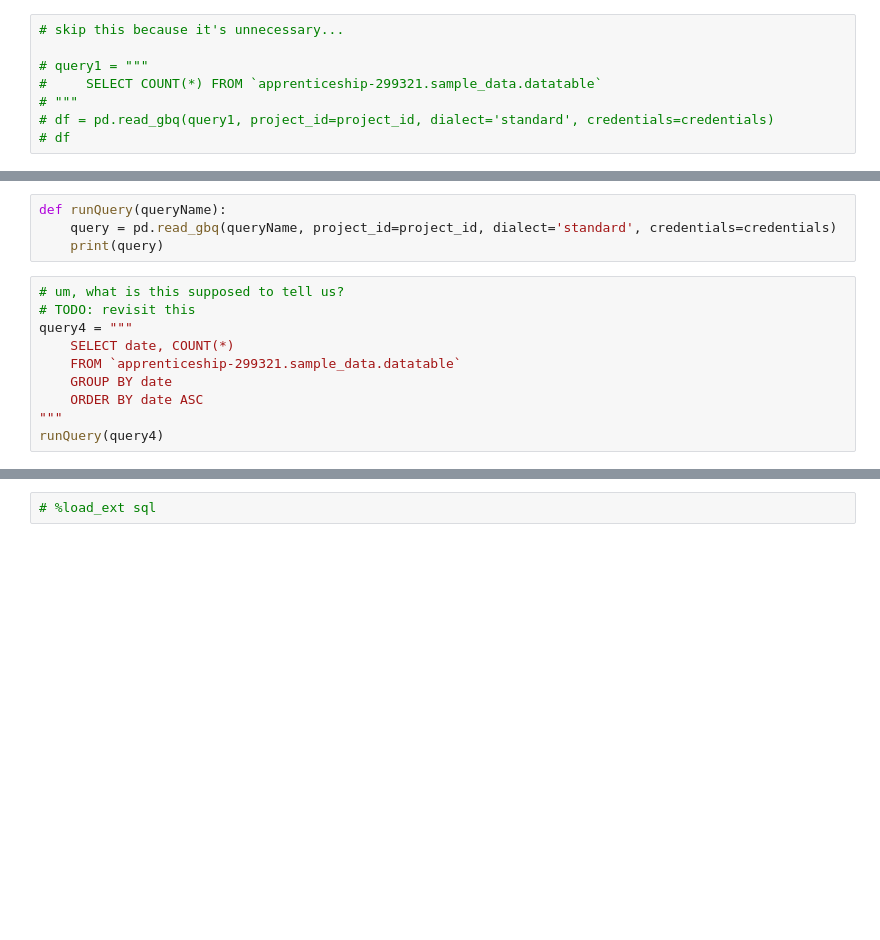
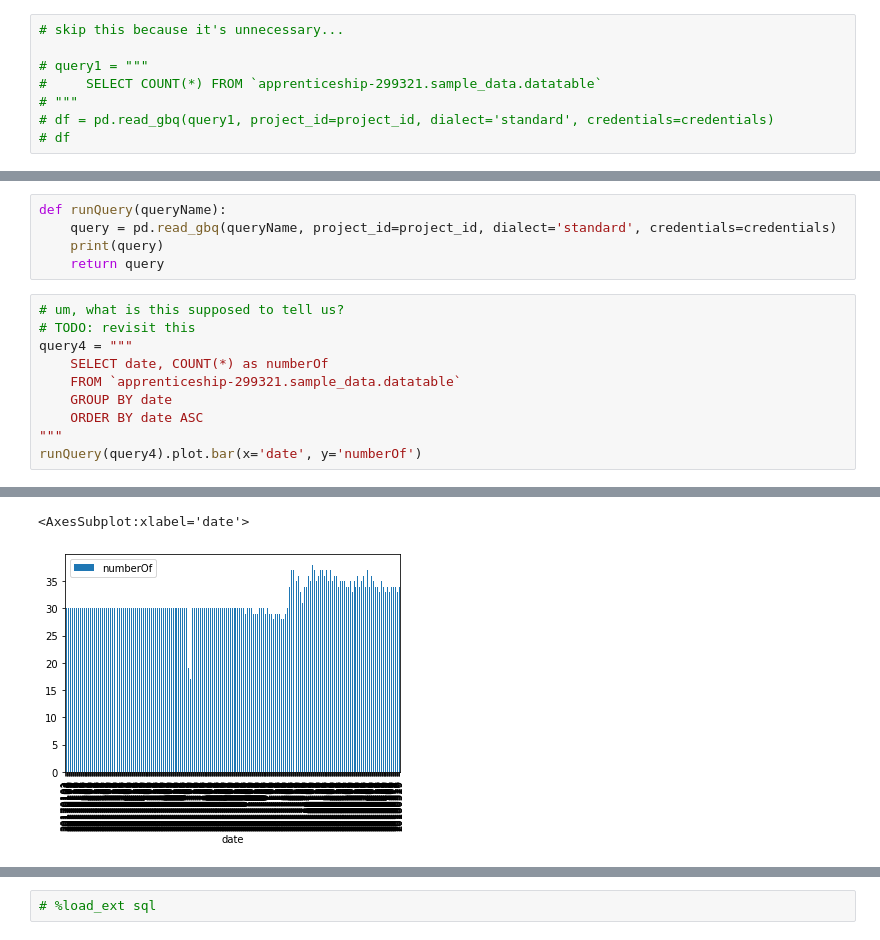
Before and after one commit to Coletterbox/More-BigQuery-with-Python, a Jupyter notebook: queriesWithGraphs1.ipynb, the cells around one changed output, grey strips where cells are left out. Saved outputs shown, nothing was run; the diff lists cells and outputs as text; blank space fills up the shorter version.

```diff
--- a/queriesWithGraphs1.ipynb
+++ b/queriesWithGraphs1.ipynb
@@ -143,14 +132,15 @@ df
 def runQuery(queryName):
     query = pd.read_gbq(queryName, project_id=project_id, dialect='standard', credentials=credentials)
     print(query)
+    return query
 # %%
 # um, what is this supposed to tell us?
 # TODO: revisit this
 query4 = """
-    SELECT date, COUNT(*)
+    SELECT date, COUNT(*) as numberOf
     FROM `apprenticeship-299321.sample_data.datatable`
     GROUP BY date
     ORDER BY date ASC
 """
-runQuery(query4)
+runQuery(query4).plot.bar(x='date', y='numberOf')
 # %% [output]
@@ -169,5 +159,7 @@ runQuery(query4)
 
 [505 rows x 2 columns]
+<AxesSubplot:xlabel='date'>
+[figure, added]
 # %%
 # this is rounded to 1 decimal place, while other data is rounded to 4 -
 # this is because ideally I'd have used significant figures
```
Also changed, not shown: parts of 9 cells of this notebook.
